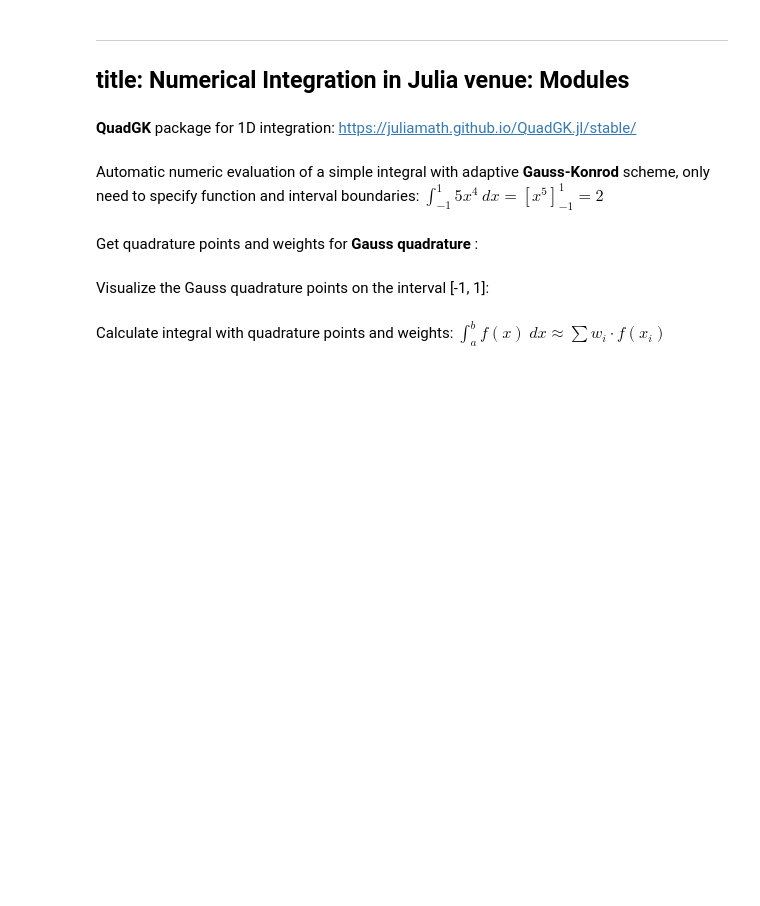
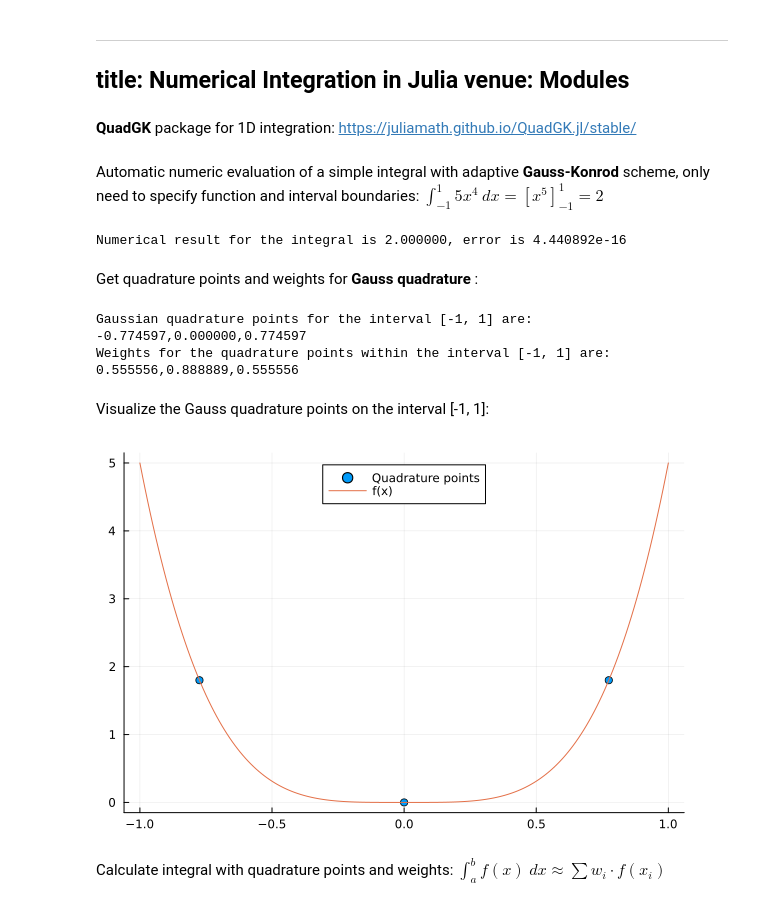
Before and after one commit to jacob-cunningham-ds/me2060, a Jupyter notebook: modules/module_4/numeric_integration_new.ipynb, the cells around one changed output. Cells and saved outputs as stored; diff of their text form; code cells hidden in the pictures; blank space fills up the shorter version.

```diff
--- a/modules/module_4/numeric_integration_new.ipynb
+++ b/modules/module_4/numeric_integration_new.ipynb
@@ -12,30 +15,41 @@ using QuadGK, Plots,ApproxFun, LaTeXStrings
 # %% [markdown]
 Automatic numeric evaluation of a simple integral with adaptive <b> Gauss-Konrod </b> scheme, only need to specify function and interval boundaries: $\int_{-1}^1 5x^4 \ dx= \left[x^5\right]_{-1}^1=2$
 # %%
-f(x)=5x^4
-#Define endpoints of integration interval [a, b]
-interval_a=-1
-interval_b=1
-result, error = quadgk(f, interval_a, interval_b);
+# Define the function
+f(x) = 5 * x^4
+
+# Define endpoints of integration interval [a, b]
+interval_a, interval_b = -1, 1
+
+# Evaluate the integral numerically
+result, error = qgk.quadgk(f, interval_a, interval_b)
+
 using Printf
 @printf "Numerical result for the integral is %f, error is %e" result error
+# %% [output]
+Numerical result for the integral is 2.000000, error is 4.440892e-16
 # %% [markdown]
 Get quadrature points and weights for <b> Gauss quadrature </b>:
 # %%
-#Specify number of weights
-N=3
+# Specify number of weights
+N = 3
 
-#Calculate quadrature points and weights
-x,weights=gauss(N, interval_a, interval_b);
+# Calculate quadrature points and weights
+x, weights = qgk.gauss(N, interval_a, interval_b)
 
 @printf "Gaussian quadrature points for the interval [-1, 1] are: %f,%f,%f\n" x[1] x[2] x[3]
 @printf "Weights for the quadrature points within the interval [-1, 1] are: %f,%f,%f" weights[1] weights[2] weights[3]
+# %% [output]
+Gaussian quadrature points for the interval [-1, 1] are: -0.774597,0.000000,0.774597
+Weights for the quadrature points within the interval [-1, 1] are: 0.555556,0.888889,0.555556
 # %% [markdown]
 Visualize the Gauss quadrature points on the interval [-1, 1]:
 # %%
-xfine=(-1:0.01:1)
-scatter(x,f.(x),label="Quadrature points")
-plot!(xfine,f.(xfine),label="f(x)", legend=:top)
+xfine = range(-1, 1, step=0.01)
+Plt.scatter(x, f.(x), label="Quadrature points")
+Plt.plot!(xfine, f.(xfine), label="f(x)", legend=:top)
+# %% [output]
+[figure, added]
 # %% [markdown]
 Calculate integral with quadrature points and weights: $\int_a^b f(x) \ dx \approx \sum w_i\cdot  f(x_i)$
 # %%
```
Also changed, not shown: parts of 13 cells of this notebook, 9 other files.
